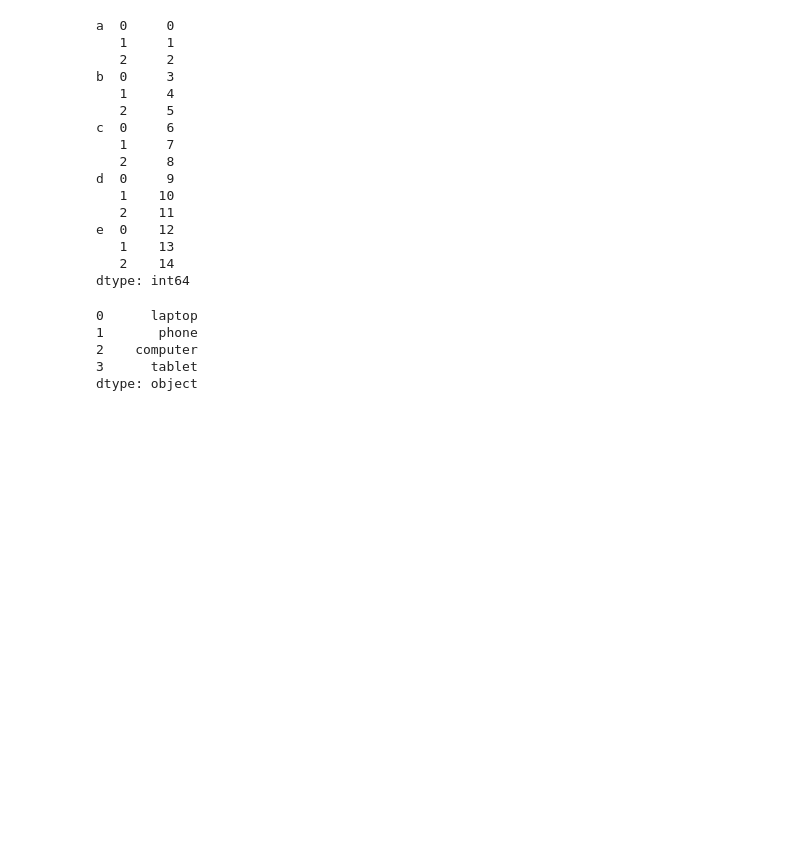
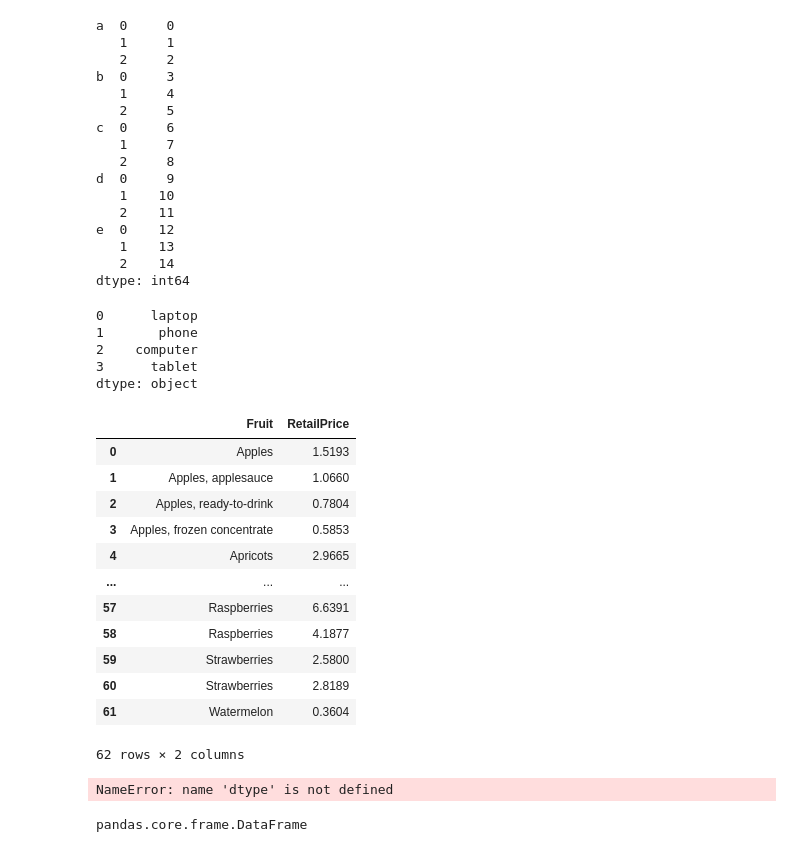
Before and after one commit to jenstem/data-analysis, a Jupyter notebook: Data Analysis/demo.ipynb, the cells around one changed output. Cells and saved outputs as stored; diff of their text form; code cells hidden in the pictures; blank space fills up the shorter version.

```diff
--- a/Data Analysis/demo.ipynb
+++ b/Data Analysis/demo.ipynb
@@ -943,3 +943,29 @@ s
 2    computer
 3      tablet
 dtype: object
+# %%
+import pandas as pd
+fruit_prices = pd.read_csv('fruit_prices.csv',usecols=[1,2])
+fruit_prices
+# %% [output]
+|  | Fruit | RetailPrice |
+| 0 | Apples | 1.5193 |
+| 1 | Apples, applesauce | 1.0660 |
+| 2 | Apples, ready-to-drink | 0.7804 |
+| 3 | Apples, frozen concentrate | 0.5853 |
+| 4 | Apricots | 2.9665 |
+| ... | ... | ... |
+| 57 | Raspberries | 6.6391 |
+| 58 | Raspberries | 4.1877 |
+| 59 | Strawberries | 2.5800 |
+| 60 | Strawberries | 2.8189 |
+| 61 | Watermelon | 0.3604 |
+62 rows × 2 columns
+# %%
+dtype(fruit_prices)
+# %% [output]
+NameError: name 'dtype' is not defined
+# %%
+type(fruit_prices)
+# %% [output]
+pandas.core.frame.DataFrame
```
Also changed, not shown: parts of 3 cells of this notebook, 1 other file.
